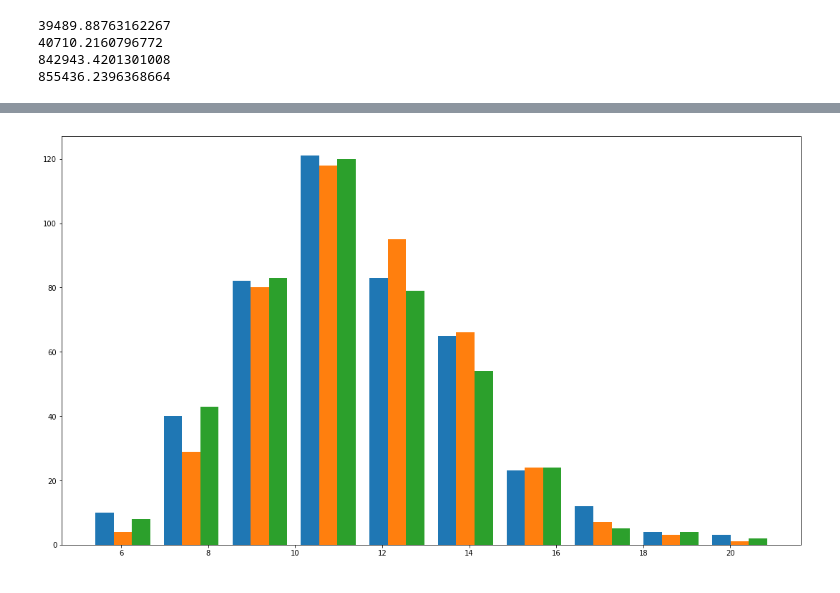
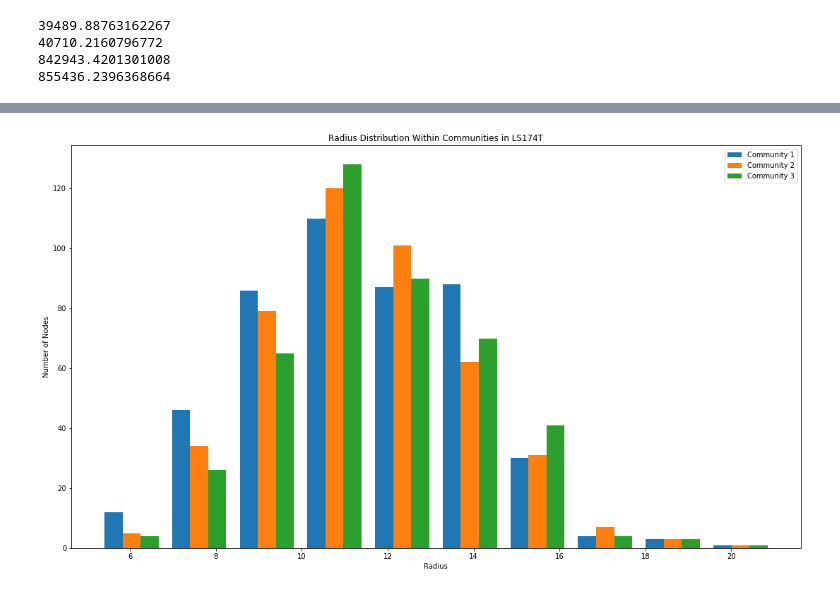
Before and after one commit to magdyksaleh/cs224w_ssm, a Jupyter notebook: notebooks/community.ipynb, the cells around one changed output, grey strips where cells are left out. Cells and saved outputs as stored; diff of their text form; code cells hidden in the pictures.

```diff
--- a/notebooks/community.ipynb
+++ b/notebooks/community.ipynb
@@ -99,6 +166,31 @@ Number of communities = 1010, largest community = 954
 # %%
-community_SW = defaultdict(list)
-for i,node in enumerate(nidx2clust_SW):
-    community_SW[node].append(i)
+community_SW = defaultdict(set)
+for node, community in nidx2clust_SW.items():
+    community_SW[node].add(i)
+community_SW = dict(community_SW)
+# %%
+G_SW=nx.Graph()
+G_SW.add_nodes_from(community_SW.keys())
+for community, nodes in community_SW.items():
+    nbrs = set()
+    for node in nodes:
+        node_nbr = [nbrs.add(nbr) for nbr in G_SW1222.GetNI(node).GetOutEdges()]
+    for community2, nodes2 in community_SW.items():
+        if community == community2:
+            continue
+        if nodes2 &nbrs:
+            G_SW.add_edge(community, community2)
+community_sizes = [len(val) for val in community_LS.values()]
+community_colors = np.arange(len(community_sizes))
+community_colors[community_sizes==1] = 1000
+community_position = []
+coordinates = get_pos('../data/og_files/SW1222_spatialGraph_RIN.txt')
+community_coordinates = {}
+for community, nodes in community_SW.items():
+    sum_coord = np.asarray([0,0,0]).astype(np.float64)
+    for node in nodes:
+        sum_coord += coordinates[node]
+    community_coordinates[community] = sum_coord[:2]/float(len(nodes))
+print community_coordinates[0]
 # %%
 G_LS174T_nx = nx.read_edgelist("../data/Edgelist_v2/LS174T_clean_EdgesList.txt", nodetype=int)
@@ -150,7 +255,7 @@ print np.sum(outlet_flow_SW)
 855436.2396368664
 # %%
 community_radii_LS = defaultdict(list)
-for i,node in enumerate(nidx2clust_LS):
-    community_radii_LS[node].append(radii_LS[i])
+for node,cluster in nidx2clust_LS.items():
+    community_radii_LS[cluster].append(radii_LS[node])
 # %%
 community_flow_LS = defaultdict(list)
@@ -184,6 +308,9 @@ plt.plot()
 # %%
-plt.hist(community_radii_LS.values()[:3])
-# plt.gca().set_xscale('log')
+plt.hist(community_radii_LS.values()[:3], label=['Community 1', 'Community 2', 'Community 3'])
+plt.xlabel('Radius')
+plt.ylabel('Number of Nodes')
+plt.title('Radius Distribution Within Communities in LS174T')
+plt.legend()
 plt.gcf().set_size_inches(18.5, 10.5)
 # %% [output]
-[figure, old version]
+[figure, new version]
```
Also changed, not shown: parts of 25 cells of this notebook, 13 other files.
